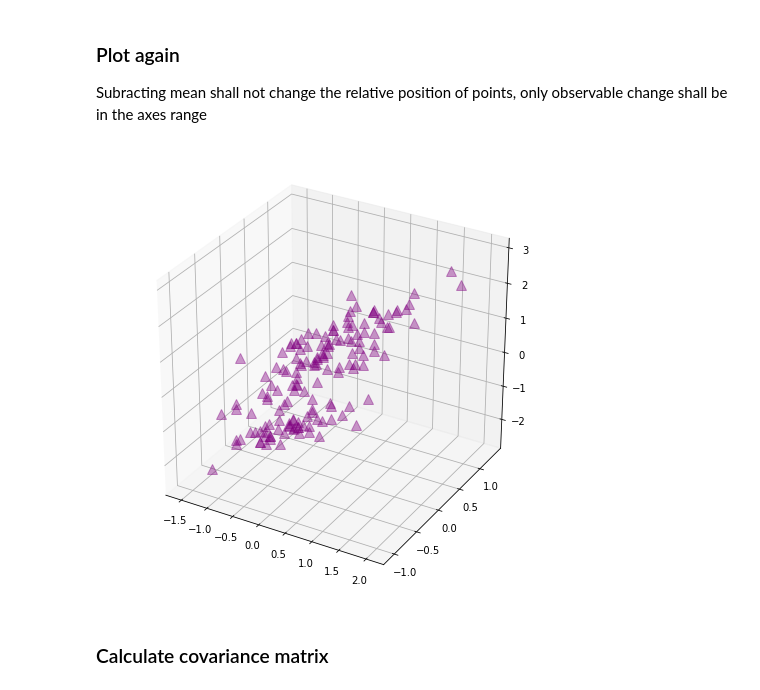
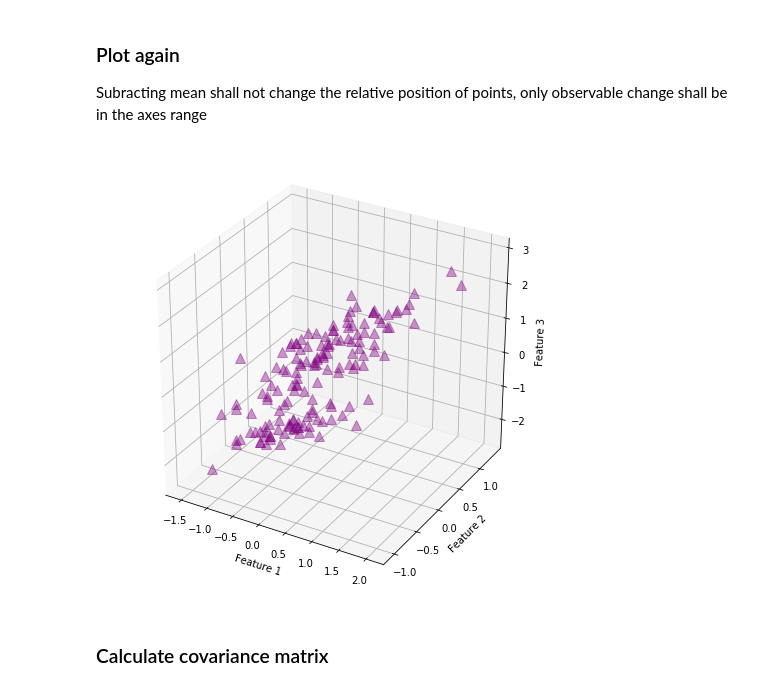
Before and after one commit to vaibkumr/stats-for-ml, a Jupyter notebook: PCA using numpy.ipynb, the cells around one changed output. Cells and saved outputs as stored; diff of their text form; code cells hidden in the pictures.

```diff
--- a/PCA using numpy.ipynb
+++ b/PCA using numpy.ipynb
@@ -67,11 +67,14 @@ Subracting mean shall not change the relative position of points, only observabl
 # %%
 fig = plt.figure(figsize=(8,8))
 ax = fig.add_subplot(111, projection='3d')
 plt.rcParams['legend.fontsize'] = 10
 ax.plot(df[:,0], df[:,1], df[:,2], '^', markersize=10, color='purple', alpha=0.4)
+ax.set_xlabel('Feature 1')
+ax.set_ylabel('Feature 2')
+ax.set_zlabel('Feature 3')
 plt.show()
 # %% [output]
-[figure, old version]
+[figure, new version]
 # %% [markdown]
 ### Calculate covariance matrix
 # %%
```
Also changed, not shown: parts of 2 cells of this notebook.
